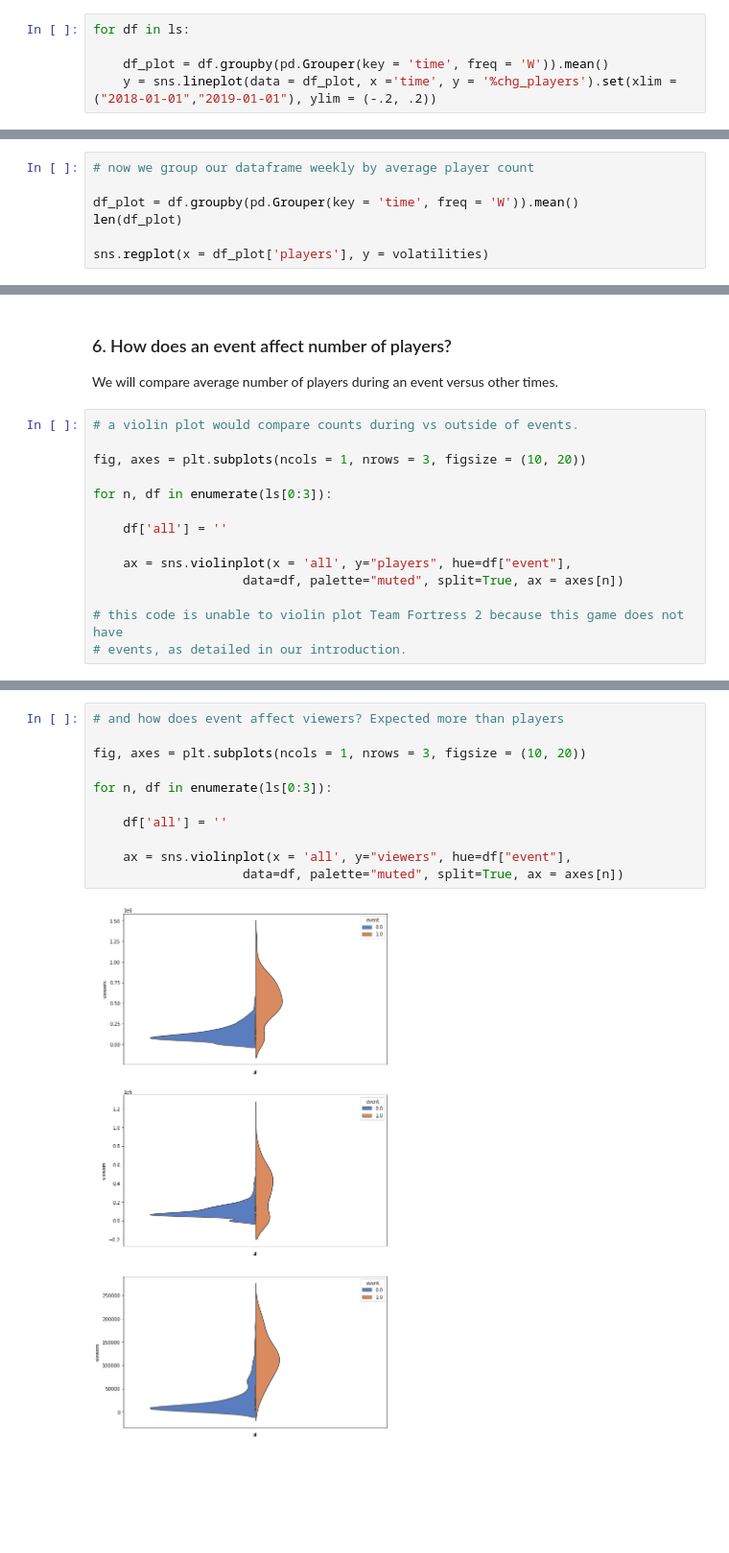
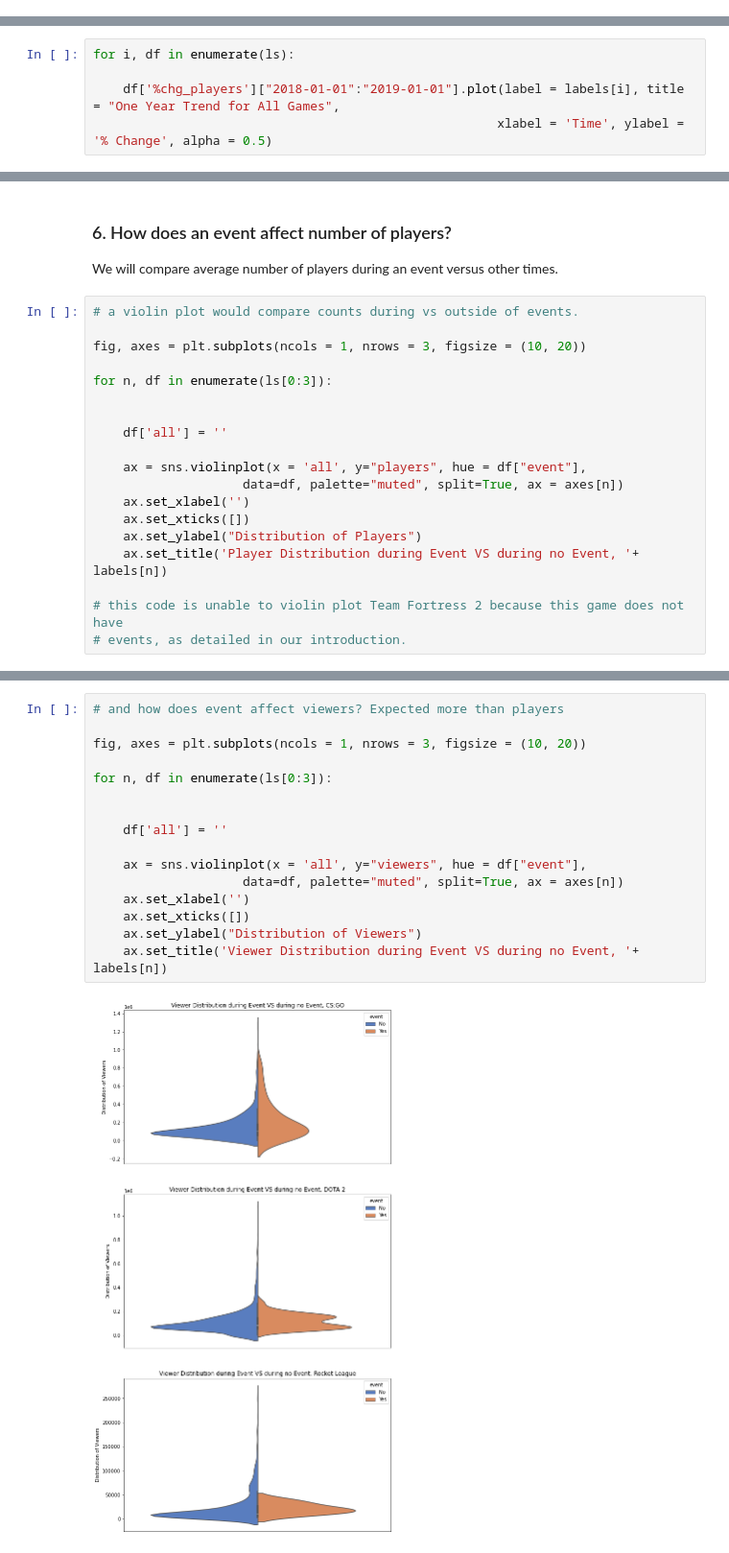
Before and after one commit to RMcAr/dsc-capstone, a Jupyter notebook: 2. EDA.ipynb, the cells around one changed output, grey strips where cells are left out. Shown: that part at 96% size. Drawn from its saved outputs; the diff is of its cells as text; blank space fills up the shorter version.

```diff
--- a/2. EDA.ipynb
+++ b/2. EDA.ipynb
@@ -239,5 +151,0 @@ for df in ls:
-# %%
-for df in ls:
-
-    df_plot = df.groupby(pd.Grouper(key = 'time', freq = 'W')).mean()
-    y = sns.lineplot(data = df_plot, x ='time', y = '%chg_players').set(xlim = ("2018-01-01","2019-01-01"), ylim = (-.2, .2))
@@ -245,0 +152,5 @@ for df in ls:
+# %%
+for i, df in enumerate(ls):
+
+    df['%chg_players']["2018-01-01":"2019-01-01"].plot(label = labels[i], title = "One Year Trend for All Games",
+                                                      xlabel = 'Time', ylabel = '% Change', alpha = 0.5)
@@ -284,7 +160,0 @@ len(volatilities)
-# %%
-# now we group our dataframe weekly by average player count
-
-df_plot = df.groupby(pd.Grouper(key = 'time', freq = 'W')).mean()
-len(df_plot)
-
-sns.regplot(x = df_plot['players'], y = volatilities)
@@ -362,10 +205,15 @@ fig, axes = plt.subplots(ncols = 1, nrows = 3, figsize = (10, 20))
 
 for n, df in enumerate(ls[0:3]):
 
+
     df['all'] = ''
 
-    ax = sns.violinplot(x = 'all', y="players", hue=df["event"],
+    ax = sns.violinplot(x = 'all', y="players", hue = df["event"],
                     data=df, palette="muted", split=True, ax = axes[n])
+    ax.set_xlabel('')
+    ax.set_xticks([])
+    ax.set_ylabel("Distribution of Players")
+    ax.set_title('Player Distribution during Event VS during no Event, '+ labels[n])
 
 # this code is unable to violin plot Team Fortress 2 because this game does not have
 # events, as detailed in our introduction.
@@ -374,13 +222,18 @@ for n, df in enumerate(ls[0:3]):
 # %%
 # and how does event affect viewers? Expected more than players
 
 fig, axes = plt.subplots(ncols = 1, nrows = 3, figsize = (10, 20))
 
 for n, df in enumerate(ls[0:3]):
 
+
     df['all'] = ''
 
-    ax = sns.violinplot(x = 'all', y="viewers", hue=df["event"],
+    ax = sns.violinplot(x = 'all', y="viewers", hue = df["event"],
                     data=df, palette="muted", split=True, ax = axes[n])
+    ax.set_xlabel('')
+    ax.set_xticks([])
+    ax.set_ylabel("Distribution of Viewers")
+    ax.set_title('Viewer Distribution during Event VS during no Event, '+ labels[n])
 # %% [output]
-[figure, old version]
+[figure, new version]
```
Also changed, not shown: parts of 27 cells of this notebook, 20 other files.
